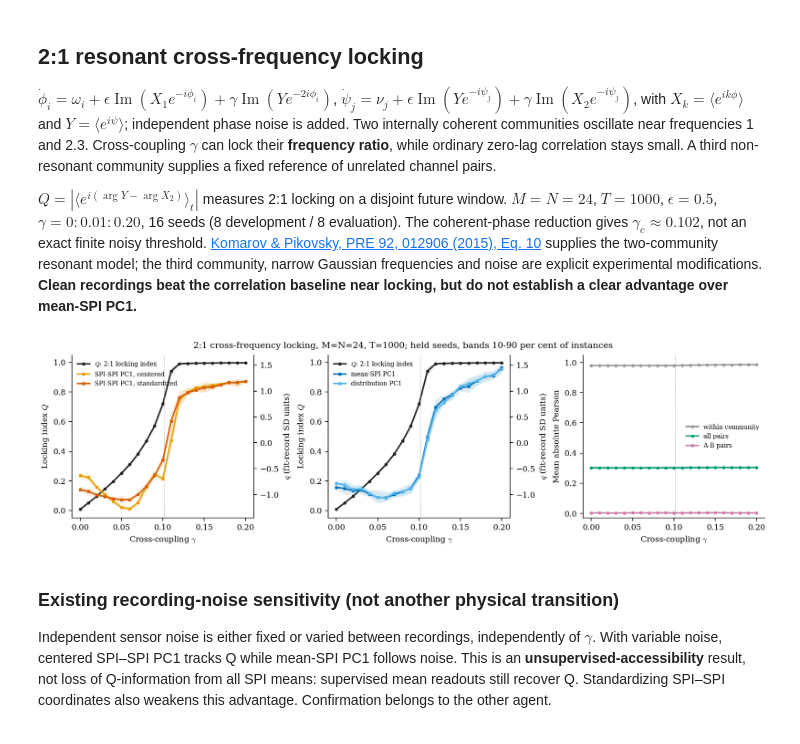
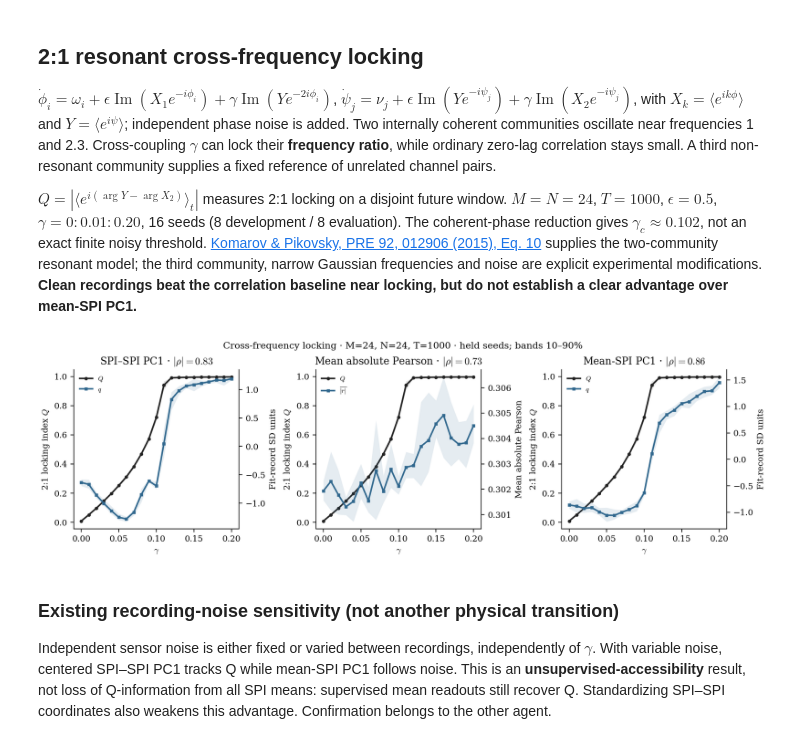
Before and after one commit to willedibam/mts-spi-study-cluster, a Jupyter notebook: notebooks/inference/order-parameter-benchmarks-lean-2.ipynb, the cells around one changed output. Drawn from its saved outputs; the diff is of its cells as text; code cells hidden in the pictures.

Commit message:
Unify lean2 comparison figures and test future-window isolation

```diff
--- a/notebooks/inference/order-parameter-benchmarks-lean-2.ipynb
+++ b/notebooks/inference/order-parameter-benchmarks-lean-2.ipynb
@@ -23,10 +23,10 @@ def show(path):
 $\dot\phi_i=\omega_i+\epsilon\operatorname{Im}(X_1e^{-i\phi_i})+\gamma\operatorname{Im}(Ye^{-2i\phi_i})$, $\dot\psi_j=\nu_j+\epsilon\operatorname{Im}(Ye^{-i\psi_j})+\gamma\operatorname{Im}(X_2e^{-i\psi_j})$, with $X_k=\langle e^{ik\phi}\rangle$ and $Y=\langle e^{i\psi}\rangle$; independent phase noise is added. Two internally coherent communities oscillate near frequencies 1 and 2.3. Cross-coupling $\gamma$ can lock their **frequency ratio**, while ordinary zero-lag correlation stays small. A third non-resonant community supplies a fixed reference of unrelated channel pairs.
 
 $Q=|\langle e^{i(\arg Y-\arg X_2)}\rangle_t|$ measures 2:1 locking on a disjoint future window. $M=N=24$, $T=1000$, $\epsilon=0.5$, $\gamma=0:0.01:0.20$, 16 seeds (8 development / 8 evaluation). The coherent-phase reduction gives $\gamma_c\approx0.102$, not an exact finite noisy threshold. [Komarov & Pikovsky, PRE 92, 012906 (2015), Eq. 10](https://arxiv.org/abs/1502.06193) supplies the two-community resonant model; the third community, narrow Gaussian frequencies and noise are explicit experimental modifications. **Clean recordings beat the correlation baseline near locking, but do not establish a clear advantage over mean-SPI PC1.**
-# %%
-show(RESULTS / 'cross-frequency-locking-261006/cross-frequency-comparison.png')
-# %% [output]
-[figure, removed]
+# %%
+show(NEW / 'crossfreq/baseline-comparison.png')
+# %% [output]
+[figure, added]
 # %% [markdown]
 ### Existing recording-noise sensitivity (not another physical transition)
 
```
Also changed, not shown: parts of 3 cells of this notebook, 3 other files.
